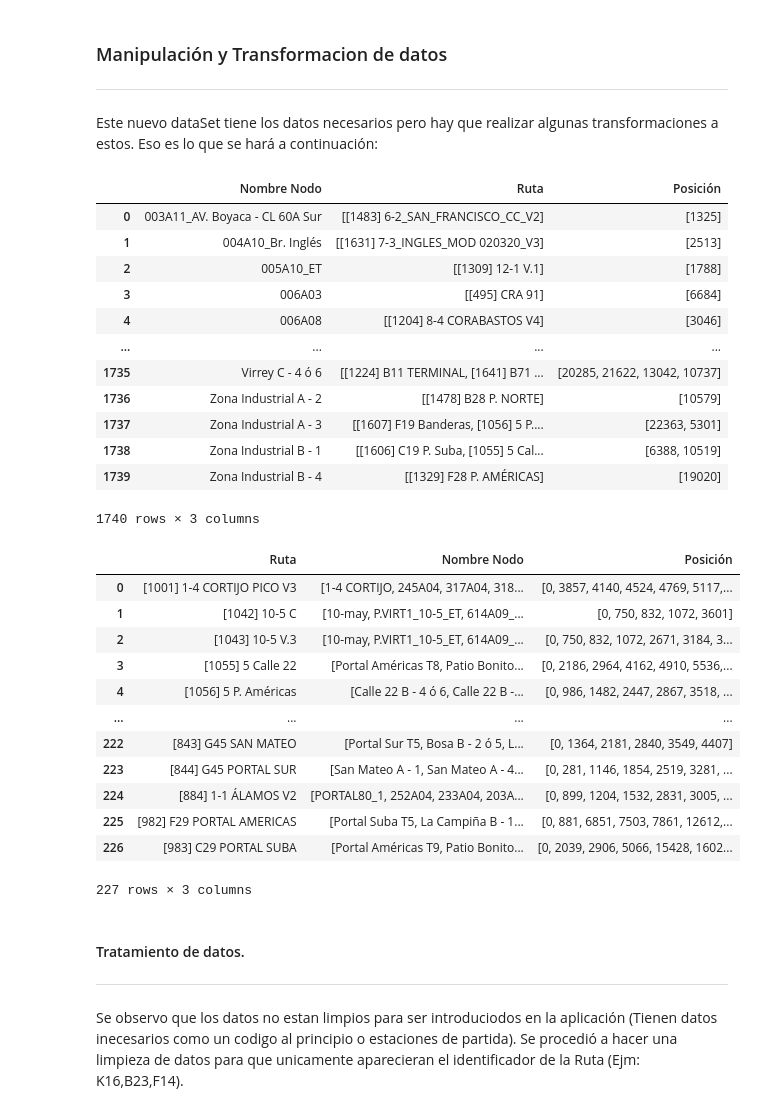
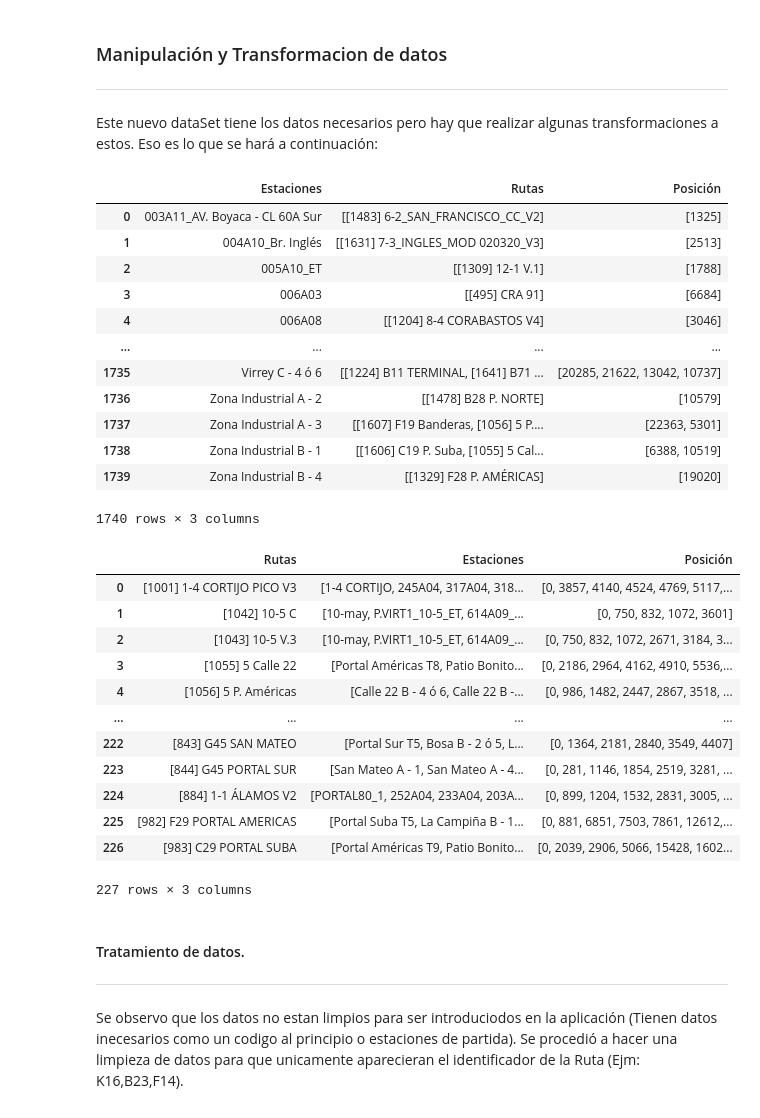
Before and after one commit to Rguarnizo/Ensena-Me, a Jupyter notebook: TransmilenioMVA.ipynb, the cells around one changed output. Saved outputs shown, nothing was run; the diff lists cells and outputs as text; code cells hidden in the pictures.

```diff
--- a/TransmilenioMVA.ipynb
+++ b/TransmilenioMVA.ipynb
@@ -128,6 +128,7 @@ RutasEstacionesTM
 #Eliminación Columnas (Atributos) no necesarios.
 
 DataSetTM = RutasEstacionesTM.drop(columns=['Tipo Servicio','Nodo','Línea']);
+DataSetTM = DataSetTM.rename(columns={'Nombre Nodo': 'Estaciones','Ruta':'Rutas'})
 # %% [markdown]
 ### Manipulación y Transformacion de datos
 ***
@@ -135,10 +136,10 @@ Este nuevo dataSet tiene los datos necesarios pero hay que realizar algunas tran
 # %%
 #Agrupación por Estaciones, se enlistan las rutas de cada estación.
 
-EstacionesListRutasTM = DataSetTM.groupby('Nombre Nodo',as_index=False).agg(list);
+EstacionesListRutasTM = DataSetTM.groupby('Estaciones',as_index=False).agg(list);
 EstacionesListRutasTM
 # %% [output]
-|  | Nombre Nodo | Ruta | Posición |
+|  | Estaciones | Rutas | Posición |
 | 0 | 003A11_AV. Boyaca - CL 60A Sur | [[1483] 6-2_SAN_FRANCISCO_CC_V2] | [1325] |
 | 1 | 004A10_Br. Inglés | [[1631] 7-3_INGLES_MOD 020320_V3] | [2513] |
 | 2 | 005A10_ET | [[1309] 12-1 V.1] | [1788] |
@@ -154,10 +155,10 @@ EstacionesListRutasTM
 # %%
 #Agrupación por Rutas, se muestran las paradas de cada Ruta
 
-RutasListParadasTM = DataSetTM.groupby('Ruta',as_index=False).agg(list)
+RutasListParadasTM = DataSetTM.groupby('Rutas',as_index=False).agg(list)
 RutasListParadasTM
 # %% [output]
-|  | Ruta | Nombre Nodo | Posición |
+|  | Rutas | Estaciones | Posición |
 | 0 | [1001] 1-4 CORTIJO PICO V3 | [1-4 CORTIJO, 245A04, 317A04, 318... | [0, 3857, 4140, 4524, 4769, 5117,... |
 | 1 | [1042] 10-5 C | [10-may, P.VIRT1_10-5_ET, 614A09_... | [0, 750, 832, 1072, 3601] |
 | 2 | [1043] 10-5 V.3 | [10-may, P.VIRT1_10-5_ET, 614A09_... | [0, 750, 832, 1072, 2671, 3184, 3... |
```
Also changed, not shown: parts of 15 cells of this notebook.
